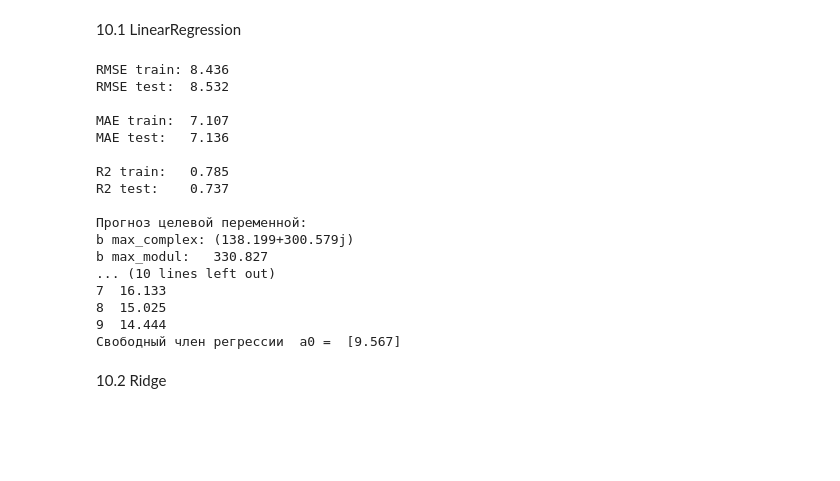
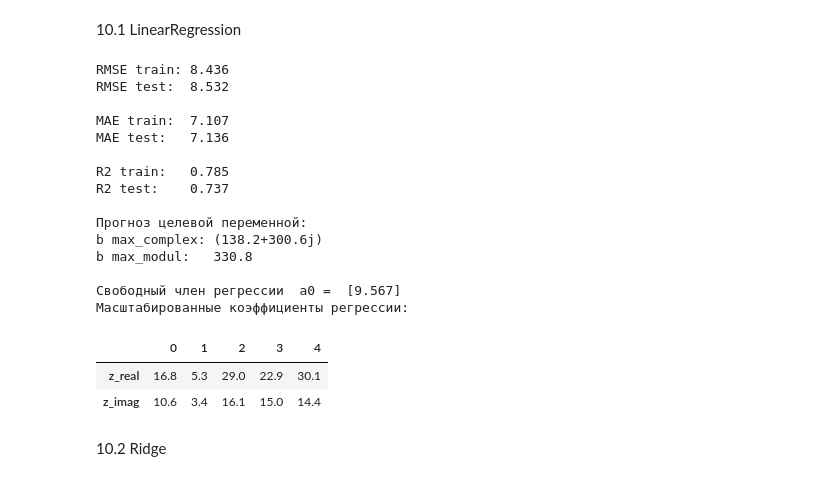
Before and after one commit to GorshkovAndrey/Regression_of_complex_numbers, a Jupyter notebook: Модели регрессии комплексных чисел/regression_of_complex_numbers (dataset_1, extrapolation).ipynb, the cells around one changed output. Cells and saved outputs as stored; diff of their text form; code cells hidden in the pictures; blank space fills up the shorter version.

```diff
--- a/Модели регрессии комплексных чисел/regression_of_complex_numbers (dataset_1, extrapolation).ipynb
+++ b/Модели регрессии комплексных чисел/regression_of_complex_numbers (dataset_1, extrapolation).ipynb
@@ -177,46 +183,49 @@ rmse_lr_test = np.sqrt(mean_squared_error(y_test, y_lr_pred)).round(3)
 mae_lr_train = mean_absolute_error(y_train, y_lr_pred_train).round(3)
 mae_lr_test = mean_absolute_error(y_test, y_lr_pred).round(3)
 r2_lr_train = r2_score(y_train, y_lr_pred_train).round(3)
 r2_lr_test = r2_score(y_test, y_lr_pred).round(3)
-b_max_lr = model_lr.predict(A_max_std)[:].flatten().round(3)
+
+b_max_lr = model_lr.predict(A_max_std)[:].flatten()
 b_max_lr_complex = complex(b_max_lr[0], b_max_lr[1])
-b_max_lr_modul = np.sqrt(b_max_lr[0]**2 + b_max_lr[1]**2).round(3)
-metrics['LinRegr'] = (str(r2_lr_train), str(r2_lr_test), b_max_lr_complex, str(b_max_lr_modul))
+b_max_lr_modul = np.abs(b_max_lr_complex)
+b_max_lr_arg = np.angle(b_max_lr_complex) * 180 / np.pi
+metrics['LinearRegr'] = (str(r2_lr_train), str(r2_lr_test), np.round(b_max_lr_complex, 1), str(b_max_lr_modul.round(1)), str(b_max_lr_arg.round(1)))
 
 print(f'RMSE train: {rmse_lr_train}')
 print(f'RMSE test:  {rmse_lr_test}')
 print()
 print(f'MAE train:  {mae_lr_train}')
 print(f'MAE test:   {mae_lr_test}')
 print()
 print(f'R2 train:   {r2_lr_train}')
 print(f'R2 test:    {r2_lr_test}')
 print()
 print(f'Прогноз целевой переменной:')
-print(f'b max_complex: {b_max_lr_complex}')
-print(f'b max_modul:   {b_max_lr_modul}')
+print(f'b max_complex: {np.round(b_max_lr_complex, 1)}')
+print(f'b max_modul:   {b_max_lr_modul.round(1)}')
 print()
-print('Коэффициенты регрессии:')
-print(pd.DataFrame(model_lr.coef_.flatten(), columns=['k']).round(3))
 print(f'Свободный член регрессии  a0 =  {model_lr.intercept_.round(3)}')
+print('Масштабированные коэффициенты регрессии:')
+pd.DataFrame({'z_real': model_lr.coef_.flatten()[:len(A_complex_max)], 'z_imag': model_lr.coef_.flatten()[len(A_complex_max):]}).T.round(1)
 # %% [output]
 RMSE train: 8.436
 RMSE test:  8.532
 
 MAE train:  7.107
 MAE test:   7.136
 
 R2 train:   0.785
 R2 test:    0.737
 
 Прогноз целевой переменной:
-b max_complex: (138.199+300.579j)
-b max_modul:   330.827
-... (10 lines left out)
-7  16.133
-8  15.025
-9  14.444
+b max_complex: (138.2+300.6j)
+b max_modul:   330.8
+
 Свободный член регрессии  a0 =  [9.567]
+Масштабированные коэффициенты регрессии:
+|  | 0 | 1 | 2 | 3 | 4 |
+| z_real | 16.8 | 5.3 | 29.0 | 22.9 | 30.1 |
+| z_imag | 10.6 | 3.4 | 16.1 | 15.0 | 14.4 |
 # %% [markdown]
 10.2 Ridge
 # %%
```
Also changed, not shown: parts of 16 cells of this notebook, 3 other files.
